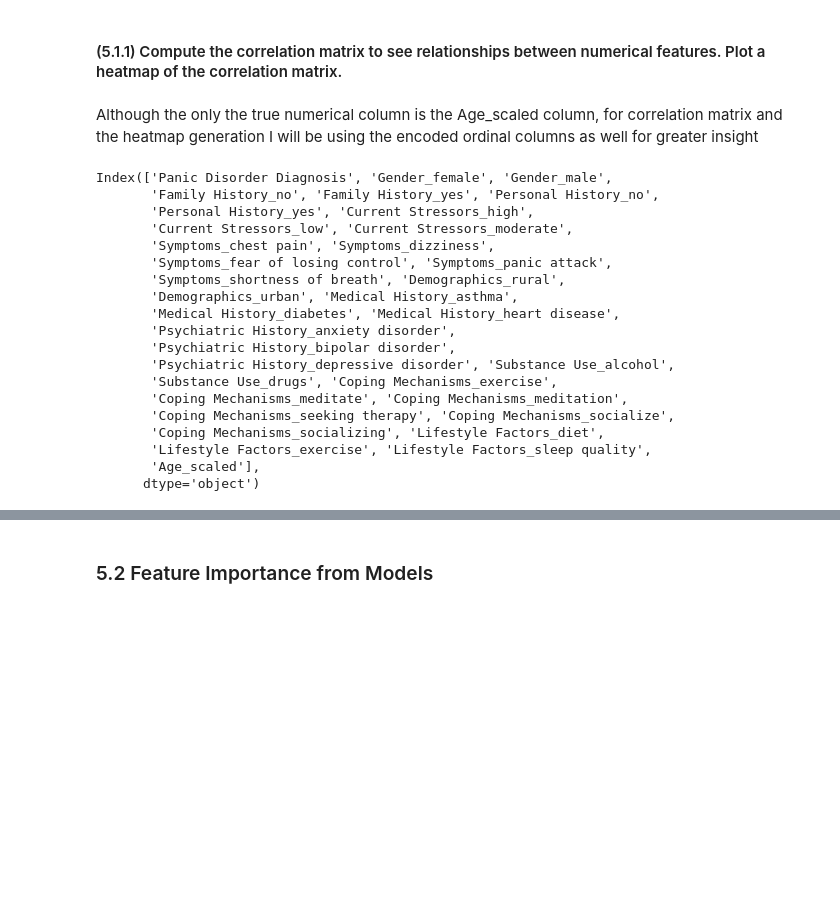
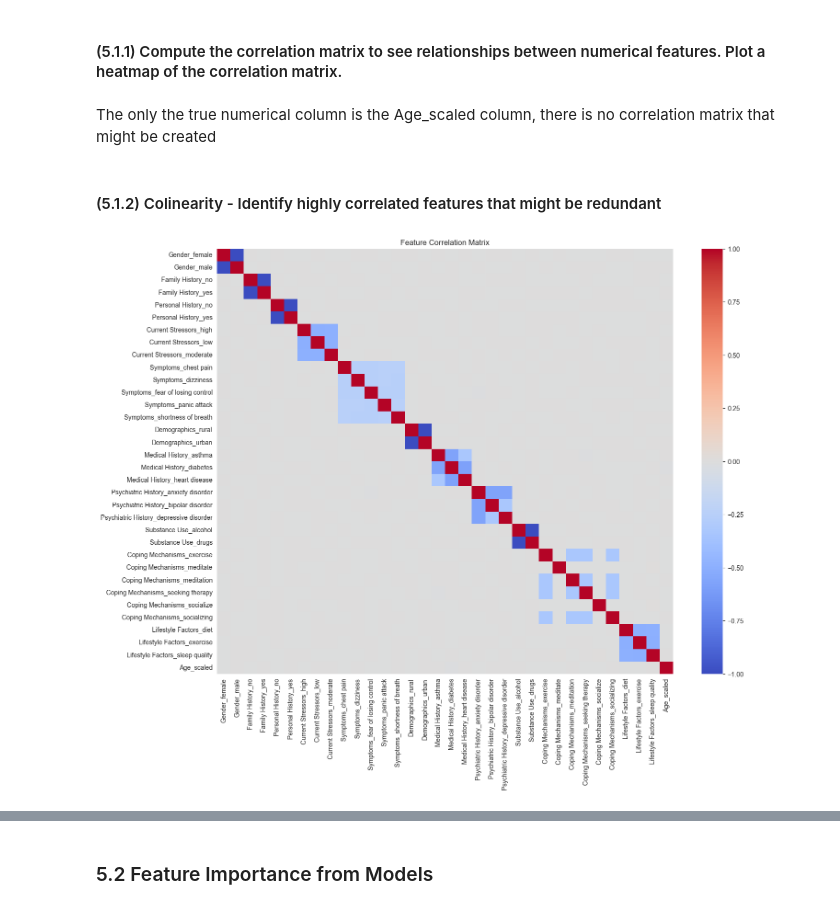
Before and after one commit to junaid9248/COSC-5610_Data-Mining, a Jupyter notebook: Final project/final_project.ipynb, the cells around one changed output, grey strips where cells are left out. Saved outputs shown, nothing was run; the diff lists cells and outputs as text; code cells hidden in the pictures; blank space fills up the shorter version.

```diff
--- a/Final project/final_project.ipynb
+++ b/Final project/final_project.ipynb
@@ -696,26 +696,18 @@ Columns after dropping UB:
 # %% [markdown]
 #### (5.1.1) Compute the correlation matrix to see relationships between numerical features. Plot a heatmap of the correlation matrix.
 # %% [markdown]
-Although the only the true numerical column is the Age_scaled column, for correlation matrix and the heatmap generation I will be using the encoded ordinal columns as well for greater insight
+The only the true numerical column is the Age_scaled column, there is no correlation matrix that might be created
-# %%
-panic_cleaned.columns
-# %% [output]
-Index(['Panic Disorder Diagnosis', 'Gender_female', 'Gender_male',
-       'Family History_no', 'Family History_yes', 'Personal History_no',
-       'Personal History_yes', 'Current Stressors_high',
-       'Current Stressors_low', 'Current Stressors_moderate',
-       'Symptoms_chest pain', 'Symptoms_dizziness',
-       'Symptoms_fear of losing control', 'Symptoms_panic attack',
-       'Symptoms_shortness of breath', 'Demographics_rural',
-       'Demographics_urban', 'Medical History_asthma',
-       'Medical History_diabetes', 'Medical History_heart disease',
-       'Psychiatric History_anxiety disorder',
-       'Psychiatric History_bipolar disorder',
-       'Psychiatric History_depressive disorder', 'Substance Use_alcohol',
-       'Substance Use_drugs', 'Coping Mechanisms_exercise',
-       'Coping Mechanisms_meditate', 'Coping Mechanisms_meditation',
-       'Coping Mechanisms_seeking therapy', 'Coping Mechanisms_socialize',
-       'Coping Mechanisms_socializing', 'Lifestyle Factors_diet',
-       'Lifestyle Factors_exercise', 'Lifestyle Factors_sleep quality',
-       'Age_scaled'],
-      dtype='object')
+# %% [markdown]
+#### (5.1.2) Colinearity - Identify highly correlated features that might be redundant
+# %%
+corr_features = panic_cleaned.drop(columns=['Panic Disorder Diagnosis'])
+
+# Compute the correlation matrix
+corr_matrix = corr_features.corr()
+
+plt.figure(figsize=(16,12))
+sns.heatmap(corr_matrix, cmap='coolwarm')
+plt.title('Feature Correlation Matrix')
+plt.show()
+# %% [output]
+[figure, added]
```
Also changed, not shown: parts of 4 cells of this notebook.
